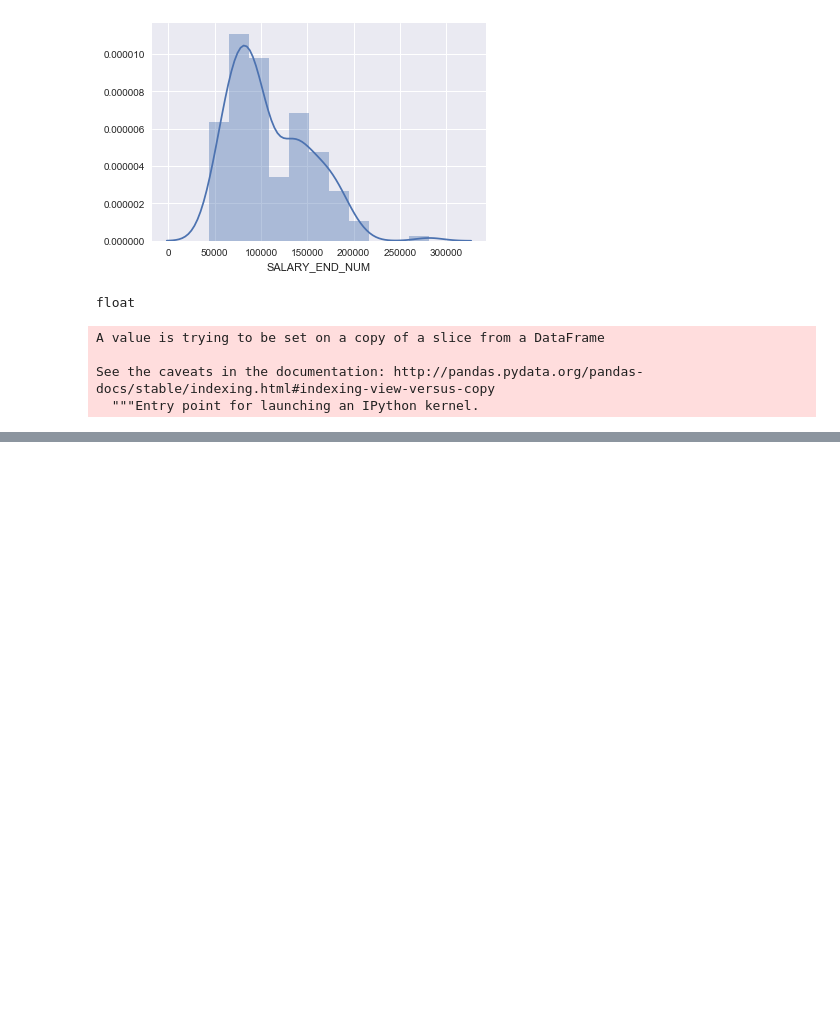
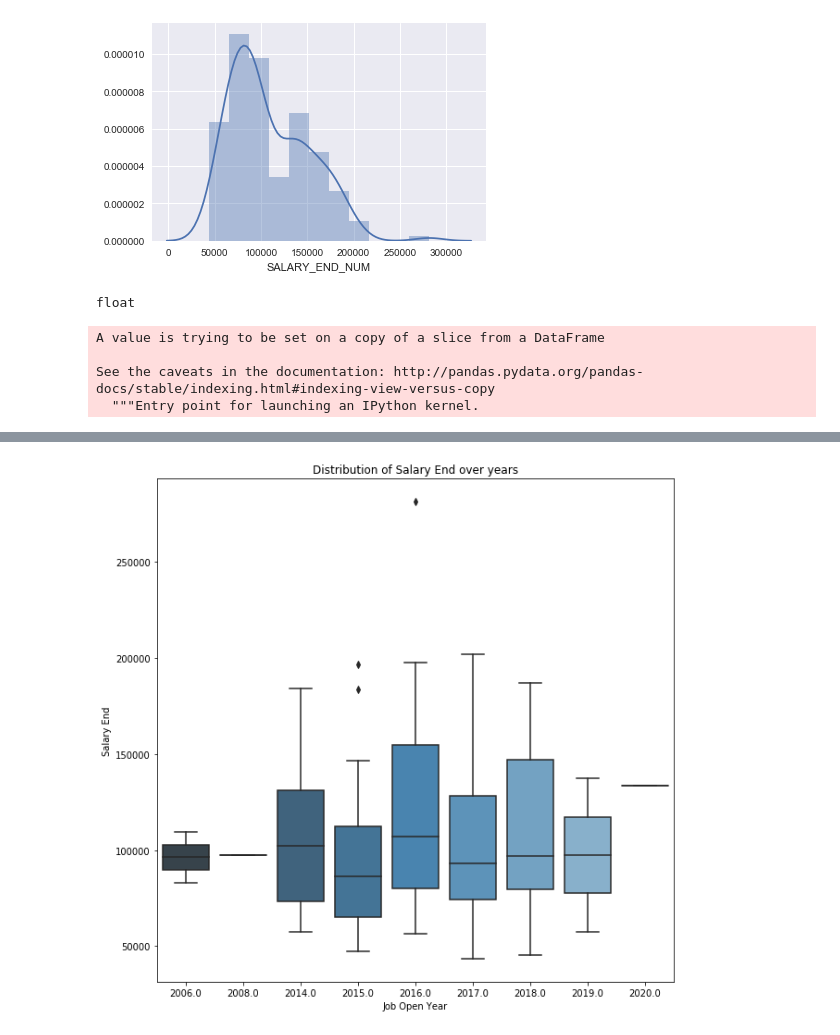
Before and after one commit to gt0410/City-of-LA-Kaggle, a Jupyter notebook: main.ipynb, the cells around one changed output, grey strips where cells are left out. Saved outputs shown, nothing was run; the diff lists cells and outputs as text; code cells hidden in the pictures; blank space fills up the shorter version.

```diff
--- a/main.ipynb
+++ b/main.ipynb
@@ -523,0 +500,8 @@ sns.countplot(x = "OPEN_YEAR", data = data_df)
+# %%
+fig, ax = plt.subplots(figsize=(10, 10))
+g = sns.catplot(x = "OPEN_YEAR", y = "SALARY_END_NUM", data = data_df, kind = "box", ax= ax, palette="Blues_d")
+ax.set(xlabel='Job Open Year', ylabel='Salary End', title='Distribution of Salary End over years')
+g.set_xticklabels(rotation = 30)
+plt.close(2)
+# %% [output]
+[figure, added]
```
Also changed, not shown: parts of 30 cells of this notebook.
